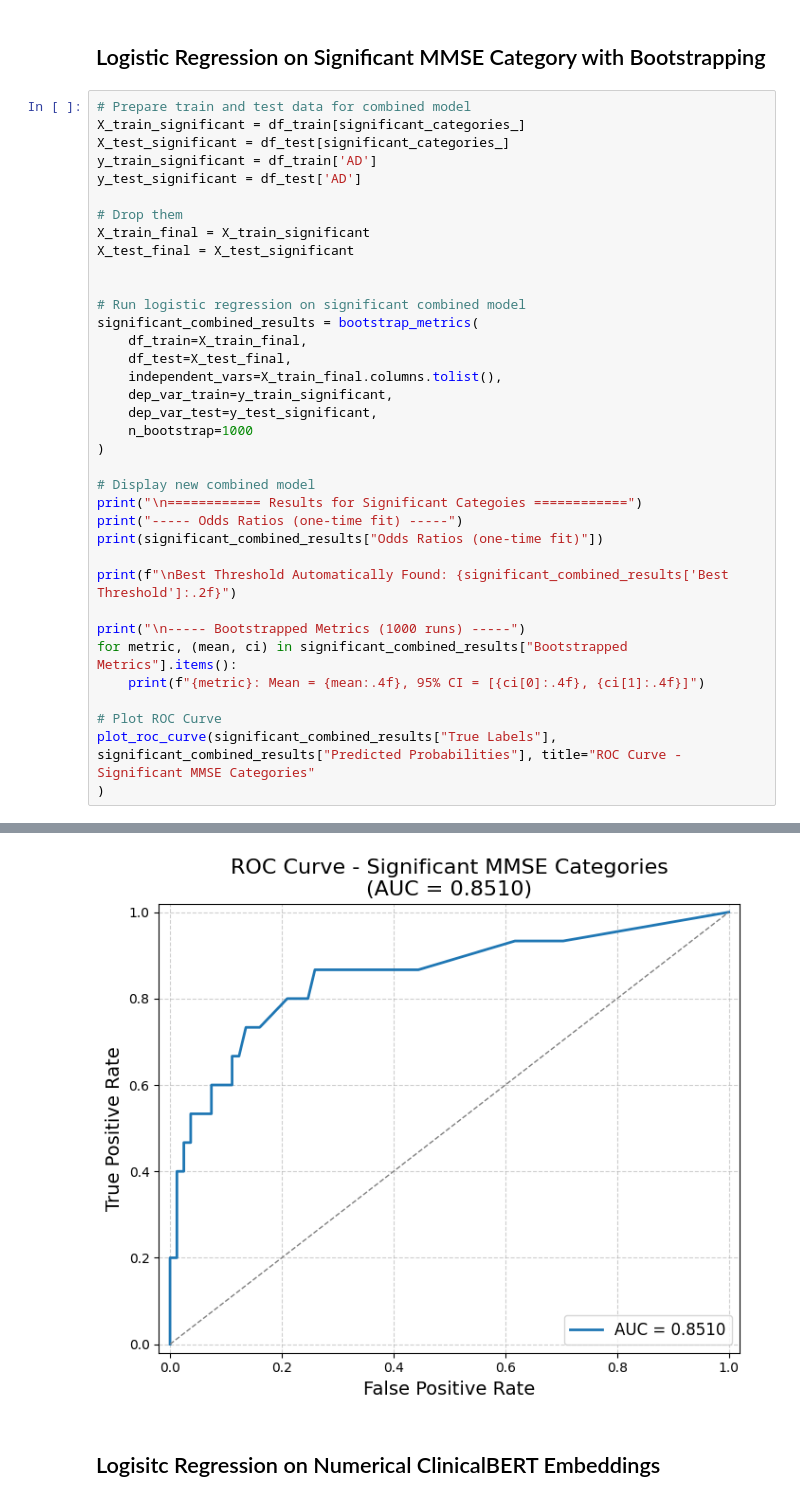
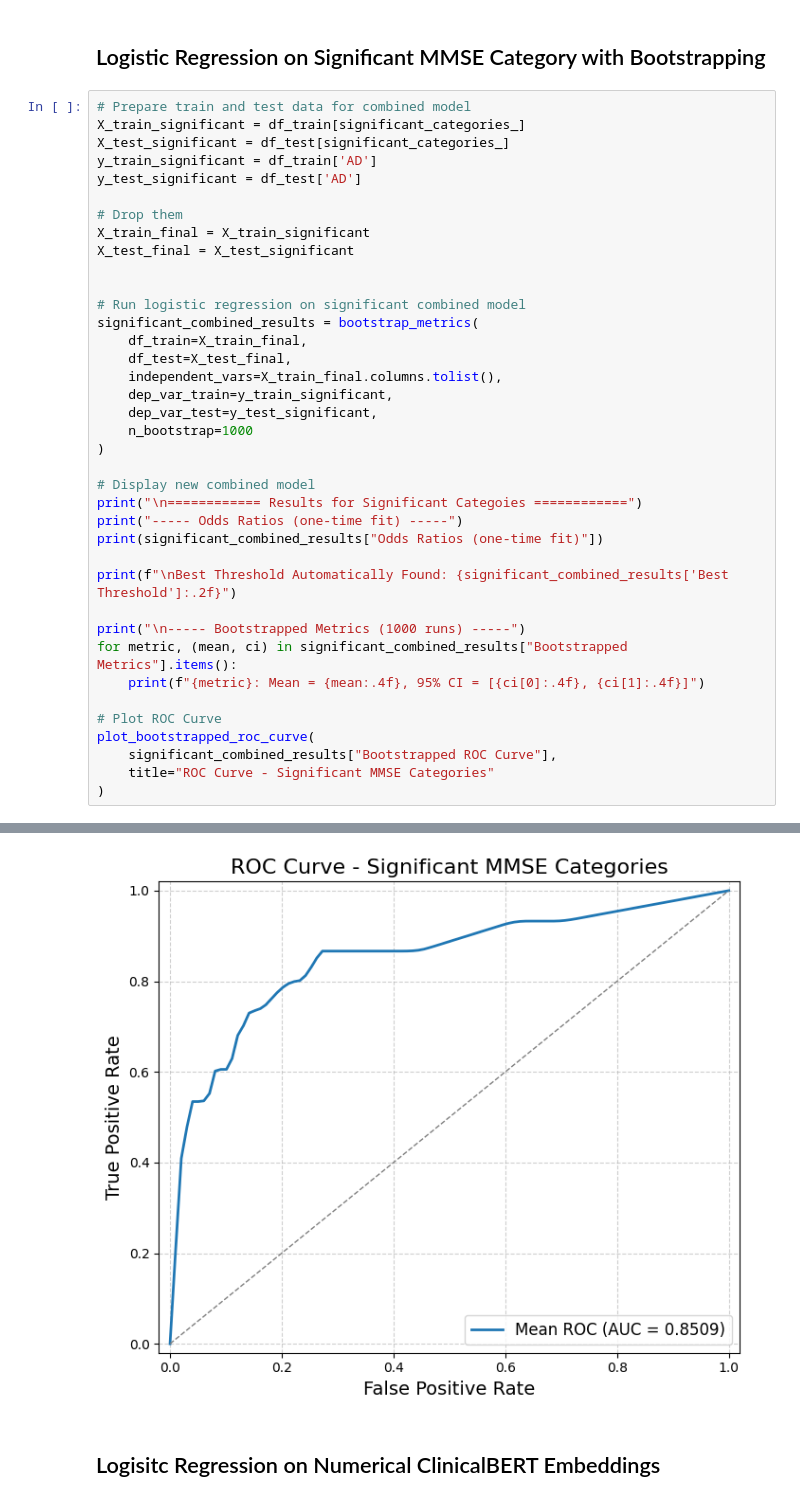
Before and after one commit to LisanKuruppu/bacheloroppgave, a Jupyter notebook: Logisitc_Analysis.ipynb, the cells around one changed output, grey strips where cells are left out. Cells and saved outputs as stored; diff of their text form.

```diff
--- a/Logisitc_Analysis.ipynb
+++ b/Logisitc_Analysis.ipynb
@@ -409,35 +420,37 @@ print(significant_combined_results["Odds Ratios (one-time fit)"])
 print(f"\nBest Threshold Automatically Found: {significant_combined_results['Best Threshold']:.2f}")
 
 print("\n----- Bootstrapped Metrics (1000 runs) -----")
 for metric, (mean, ci) in significant_combined_results["Bootstrapped Metrics"].items():
     print(f"{metric}: Mean = {mean:.4f}, 95% CI = [{ci[0]:.4f}, {ci[1]:.4f}]")
 
 # Plot ROC Curve
-plot_roc_curve(significant_combined_results["True Labels"], significant_combined_results["Predicted Probabilities"], title="ROC Curve - Significant MMSE Categories"
+plot_bootstrapped_roc_curve(
+    significant_combined_results["Bootstrapped ROC Curve"],
+    title="ROC Curve - Significant MMSE Categories"
 )
 # %% [output]
 Using class weighting automatically.
 Best Threshold found automatically: 0.21
 ============ Results for Significant Categoies ============
 ----- Odds Ratios (one-time fit) -----
                           Odds Ratio  95% CI Lower  95% CI Upper       p-value
 const                  404239.467499   5707.062523  2.863286e+07  2.864661e-09
 Orientation_Time            0.366535      0.274015  4.902938e-01  1.360848e-11
 Orientation_Place           0.466215      0.299230  7.263862e-01  7.437902e-04
 Attention_Calculation       0.627587      0.471508  8.353302e-01  1.406803e-03
 Recall                      0.521653      0.428073  6.356919e-01  1.110436e-10
 Language                    0.675502      0.442353  1.031534e+00  6.933577e-02
 
 Best Threshold Automatically Found: 0.21
 
 ----- Bootstrapped Metrics (1000 runs) -----
 AUC: Mean = 0.8509, 95% CI = [0.8358, 0.9003]
 Balanced Accuracy: Mean = 0.7989, 95% CI = [0.7857, 0.8279]
 Sensitivity: Mean = 0.7336, 95% CI = [0.7143, 0.7857]
 Specificity: Mean = 0.8642, 95% CI = [0.8571, 0.8831]
 Precision: Mean = 0.4957, 95% CI = [0.4762, 0.5263]
 F1-score: Mean = 0.5914, 95% CI = [0.5714, 0.6286]
-[figure, old version]
+[figure, new version]
 # %% [markdown]
 ## Logisitc Regression on Numerical ClinicalBERT Embeddings
 # %%
```
Also changed, not shown: parts of 15 cells of this notebook, 4 other files.
